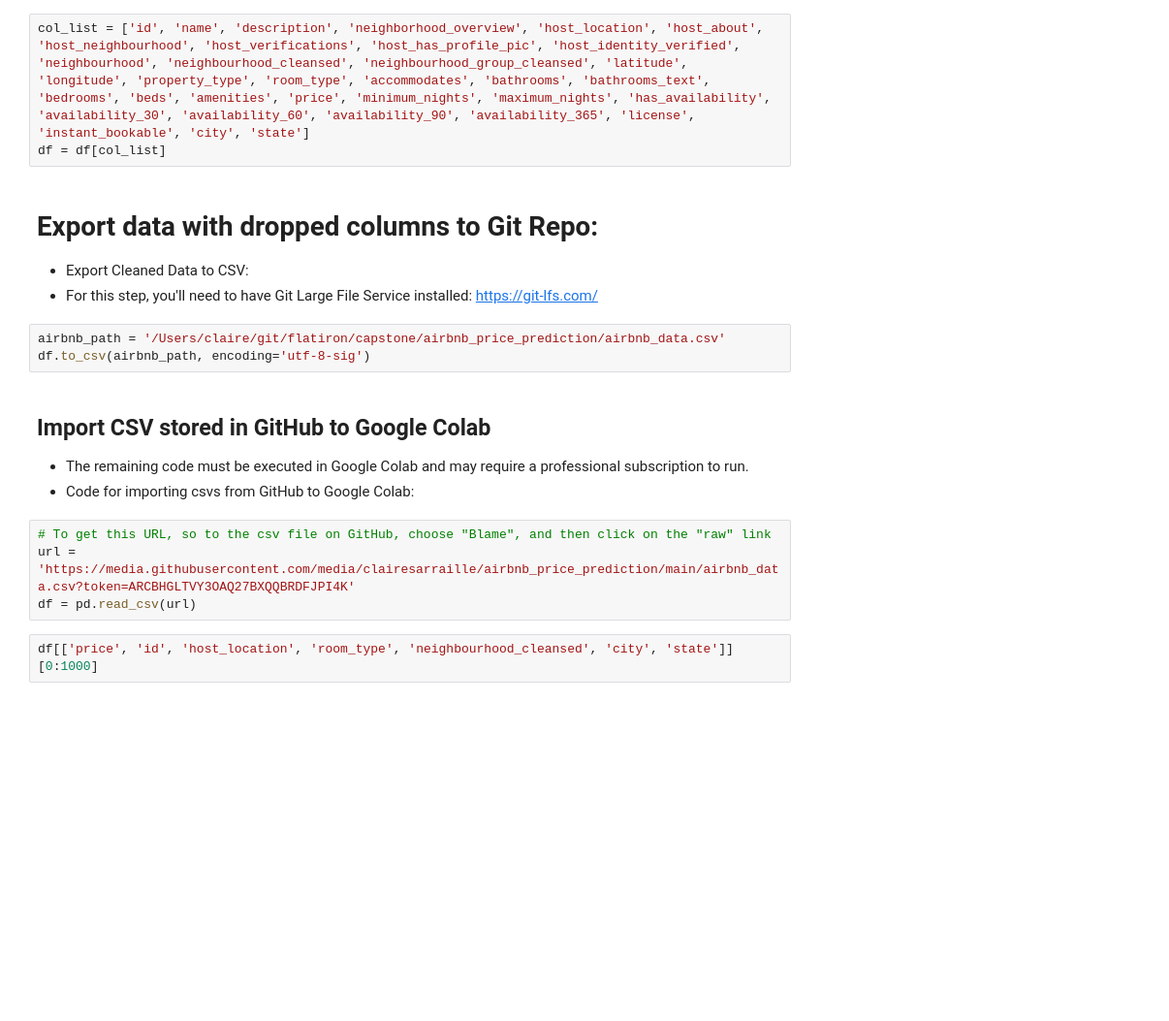
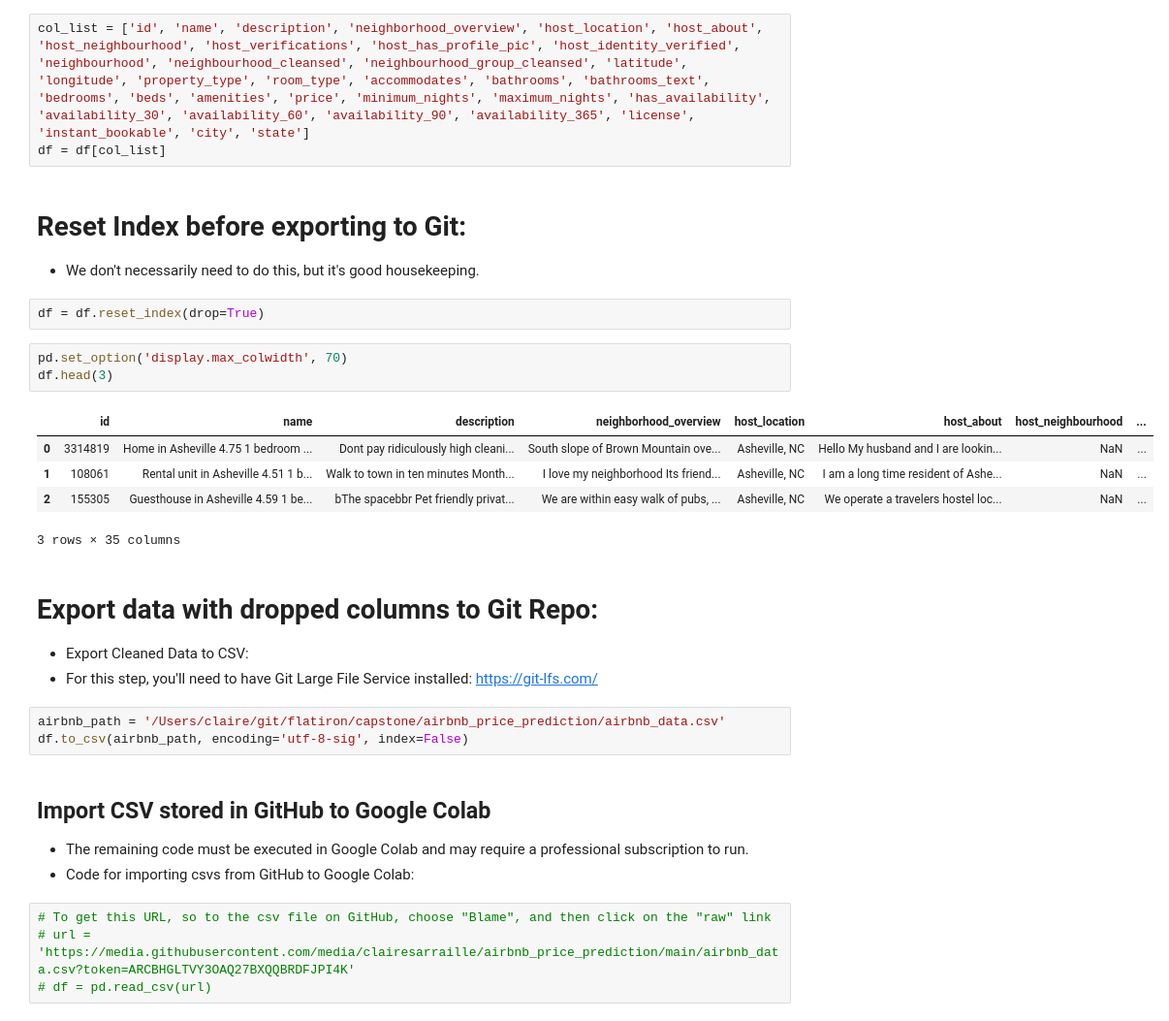
Before and after one commit to clairesarraille/airbnb_price_prediction, a Jupyter notebook: data_cleaning_ver04.ipynb, the cells around one changed output. Shown at 97% size. Cells and saved outputs as stored; diff of their text form; blank space fills up the shorter version.

Commit message:
Reset index for best practice

```diff
--- a/data_cleaning_ver04.ipynb
+++ b/data_cleaning_ver04.ipynb
@@ -289,20 +289,32 @@ len(df)-len(df.drop_duplicates())
 # %%
 col_list = ['id', 'name', 'description', 'neighborhood_overview', 'host_location', 'host_about', 'host_neighbourhood', 'host_verifications', 'host_has_profile_pic', 'host_identity_verified', 'neighbourhood', 'neighbourhood_cleansed', 'neighbourhood_group_cleansed', 'latitude', 'longitude', 'property_type', 'room_type', 'accommodates', 'bathrooms', 'bathrooms_text', 'bedrooms', 'beds', 'amenities', 'price', 'minimum_nights', 'maximum_nights', 'has_availability', 'availability_30', 'availability_60', 'availability_90', 'availability_365', 'license', 'instant_bookable', 'city', 'state']
 df = df[col_list]
+# %% [markdown]
+# Reset Index before exporting to Git:
+- We don't necessarily need to do this, but it's good housekeeping.
+# %%
+df = df.reset_index(drop=True)
+# %%
+pd.set_option('display.max_colwidth', 70)
+df.head(3)
+# %% [output]
+|  | id | name | description | neighborhood_overview | host_location | host_about | host_neighbourhood | ... |
+| 0 | 3314819 | Home in Asheville 4.75 1 bedroom ... | Dont pay ridiculously high cleani... | South slope of Brown Mountain ove... | Asheville, NC | Hello My husband and I are lookin... | NaN | ... |
+| 1 | 108061 | Rental unit in Asheville 4.51 1 b... | Walk to town in ten minutes Month... | I love my neighborhood Its friend... | Asheville, NC | I am a long time resident of Ashe... | NaN | ... |
+| 2 | 155305 | Guesthouse in Asheville 4.59 1 be... | bThe spacebbr Pet friendly privat... | We are within easy walk of pubs, ... | Asheville, NC | We operate a travelers hostel loc... | NaN | ... |
+3 rows × 35 columns
 # %% [markdown]
 # Export data with dropped columns to Git Repo:
 - Export Cleaned Data to CSV:
 - For this step, you'll need to have Git Large File Service installed: https://git-lfs.com/
 # %%
 airbnb_path = '/Users/claire/git/flatiron/capstone/airbnb_price_prediction/airbnb_data.csv'
-df.to_csv(airbnb_path, encoding='utf-8-sig')
+df.to_csv(airbnb_path, encoding='utf-8-sig', index=False)
 # %% [markdown]
 ## Import CSV stored in GitHub to Google Colab
 - The remaining code must be executed in Google Colab and may require a professional subscription to run.
 - Code for importing csvs from GitHub to Google Colab:
 # %%
 # To get this URL, so to the csv file on GitHub, choose "Blame", and then click on the "raw" link
-url = 'https://media.githubusercontent.com/media/clairesarraille/airbnb_price_prediction/main/airbnb_data.csv?token=ARCBHGLTVY3OAQ27BXQQBRDFJPI4K'
-df = pd.read_csv(url)
+# url = 'https://media.githubusercontent.com/media/clairesarraille/airbnb_price_prediction/main/airbnb_data.csv?token=ARCBHGLTVY3OAQ27BXQQBRDFJPI4K'
+# df = pd.read_csv(url)
-# %%
-df[['price', 'id', 'host_location', 'room_type', 'neighbourhood_cleansed', 'city', 'state']][0:1000]
```
Also changed, not shown: parts of 6 cells of this notebook, 3 other files.
